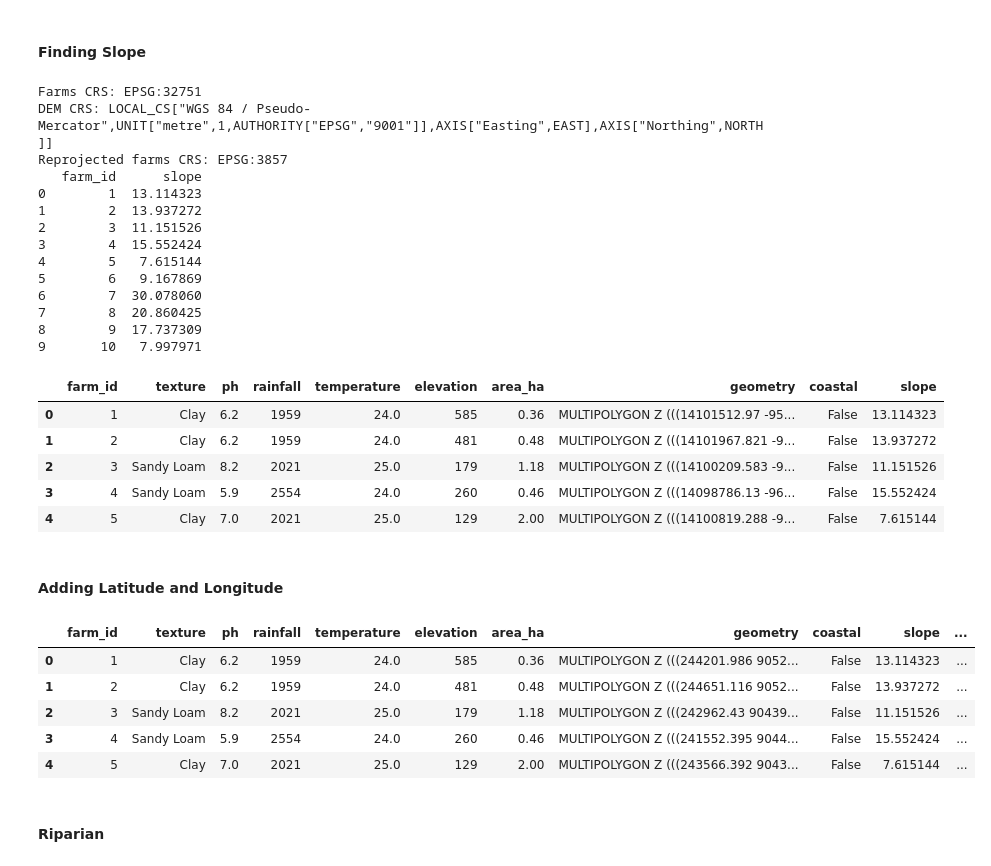
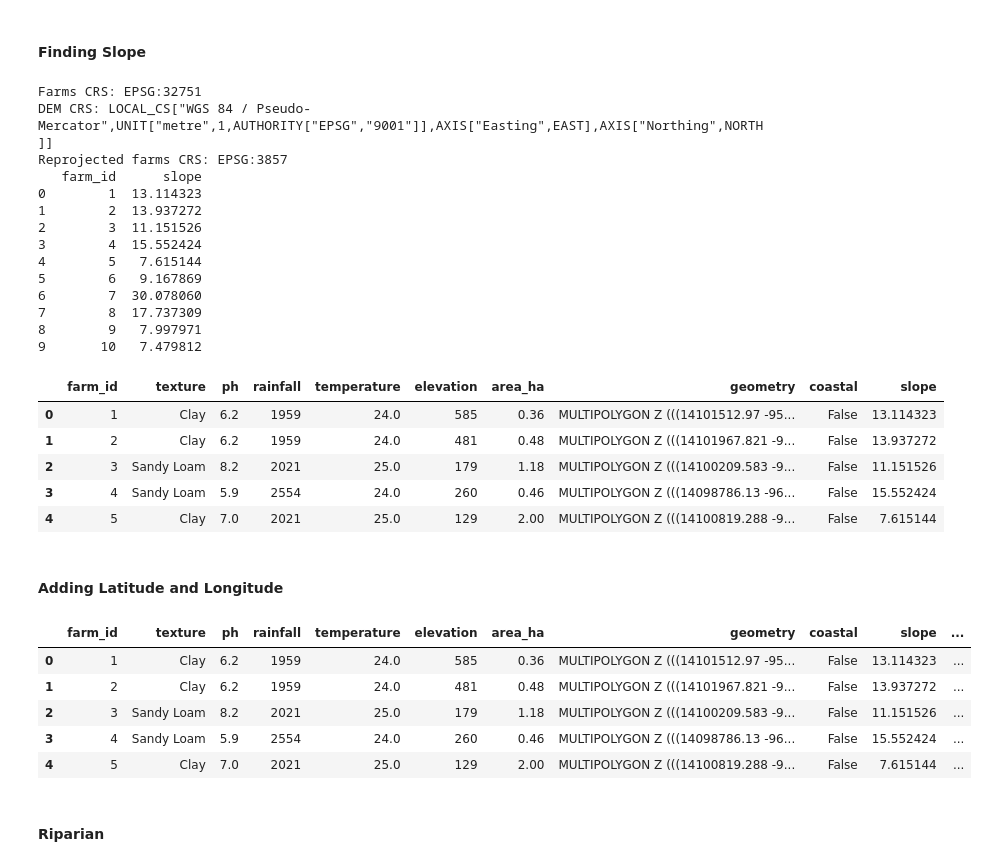
Before and after one commit to Vasmai1610/Planting-Optimisation-Tool, a Jupyter notebook: datascience/suitability_scoring/notebooks/farm_data_cleaning.ipynb, the cells around one changed output. Saved outputs shown, nothing was run; the diff lists cells and outputs as text; code cells hidden in the pictures.

```diff
--- a/datascience/suitability_scoring/notebooks/farm_data_cleaning.ipynb
+++ b/datascience/suitability_scoring/notebooks/farm_data_cleaning.ipynb
@@ -7,7 +7,7 @@ import pandas as pd
 project_folder = os.getcwd()
 
 #Build full path to the GeoPackage
-farm_file_path = "C:/Users/Vasmai/dataset/farm_boundaries_sampled.gpkg"
+farm_file_path = "C:/Users/Vasmai/dataset/farm_boundaries_sampled_20260320.gpkg"
 
 #Load the spatial farm boundary dataset
 farm_boundaries = gpd.read_file(farm_file_path)
@@ -497,9 +494,9 @@ Reprojected farms CRS: EPSG:3857
 4        5   7.615144
 5        6   9.167869
 6        7  30.078060
-7        8  20.860425
-8        9  17.737309
-9       10   7.997971
+7        8  17.737309
+8        9   7.997971
+9       10   7.479812
 |  | farm_id | texture | ph | rainfall | temperature | elevation | area_ha | geometry | coastal | slope |
 | 0 | 1 | Clay | 6.2 | 1959 | 24.0 | 585 | 0.36 | MULTIPOLYGON Z (((14101512.97 -95... | False | 13.114323 |
 | 1 | 2 | Clay | 6.2 | 1959 | 24.0 | 481 | 0.48 | MULTIPOLYGON Z (((14101967.821 -9... | False | 13.937272 |
@@ -510,27 +507,32 @@ Reprojected farms CRS: EPSG:3857
 #### Adding Latitude and Longitude
 # %%
 import geopandas as gpd
-# Reproject to WGS84 (EPSG:4326) for latitude/longitude
-# Reproject to UTM (example: EPSG:32752 for Timor-Leste)
-farm_cleaned = farm_cleaned.to_crs(epsg=32752)
+
+# Convert to GeoDataFrame if it's a plain DataFrame
+if not isinstance(farm_cleaned, gpd.GeoDataFrame):
+    farm_cleaned = gpd.GeoDataFrame(
+        farm_cleaned,
+        geometry='geometry',  # <-- replace with your geometry column name
+        crs='EPSG:32751'      # <-- replace with your current CRS
+    )
 
 # Compute centroids in meters
 centroids_proj = farm_cleaned.geometry.centroid
 
 # If you want lon/lat, reproject back to EPSG:4326
 farm_cleaned['longitude'] = centroids_proj.to_crs(epsg=4326).x
 farm_cleaned['latitude'] = centroids_proj.to_crs(epsg=4326).y
 
 # Show first 5 farms
 farm_cleaned[['farm_id', 'longitude', 'latitude']].head()
 farm_cleaned.head()
 # %% [output]
 |  | farm_id | texture | ph | rainfall | temperature | elevation | area_ha | geometry | coastal | slope | ... |
-| 0 | 1 | Clay | 6.2 | 1959 | 24.0 | 585 | 0.36 | MULTIPOLYGON Z (((244201.986 9052... | False | 13.114323 | ... |
-| 1 | 2 | Clay | 6.2 | 1959 | 24.0 | 481 | 0.48 | MULTIPOLYGON Z (((244651.116 9052... | False | 13.937272 | ... |
-| 2 | 3 | Sandy Loam | 8.2 | 2021 | 25.0 | 179 | 1.18 | MULTIPOLYGON Z (((242962.43 90439... | False | 11.151526 | ... |
-| 3 | 4 | Sandy Loam | 5.9 | 2554 | 24.0 | 260 | 0.46 | MULTIPOLYGON Z (((241552.395 9044... | False | 15.552424 | ... |
-| 4 | 5 | Clay | 7.0 | 2021 | 25.0 | 129 | 2.00 | MULTIPOLYGON Z (((243566.392 9043... | False | 7.615144 | ... |
+| 0 | 1 | Clay | 6.2 | 1959 | 24.0 | 585 | 0.36 | MULTIPOLYGON Z (((14101512.97 -95... | False | 13.114323 | ... |
+| 1 | 2 | Clay | 6.2 | 1959 | 24.0 | 481 | 0.48 | MULTIPOLYGON Z (((14101967.821 -9... | False | 13.937272 | ... |
+| 2 | 3 | Sandy Loam | 8.2 | 2021 | 25.0 | 179 | 1.18 | MULTIPOLYGON Z (((14100209.583 -9... | False | 11.151526 | ... |
+| 3 | 4 | Sandy Loam | 5.9 | 2554 | 24.0 | 260 | 0.46 | MULTIPOLYGON Z (((14098786.13 -96... | False | 15.552424 | ... |
+| 4 | 5 | Clay | 7.0 | 2021 | 25.0 | 129 | 2.00 | MULTIPOLYGON Z (((14100819.288 -9... | False | 7.615144 | ... |
 # %% [markdown]
 #### Riparian
 # %%
```
Also changed, not shown: parts of 11 cells of this notebook.
